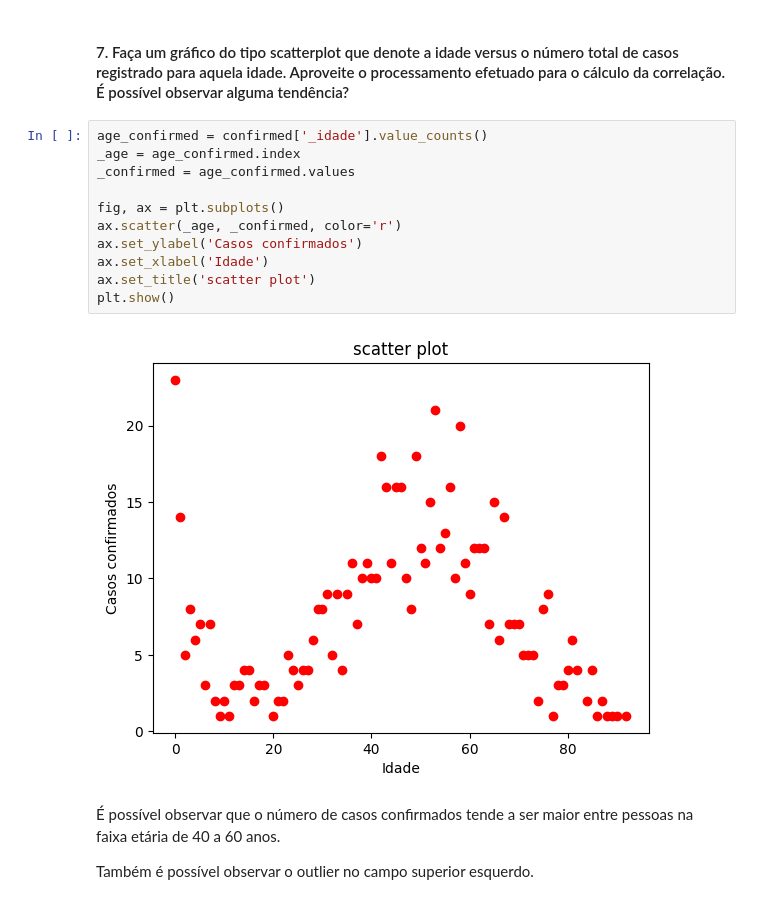
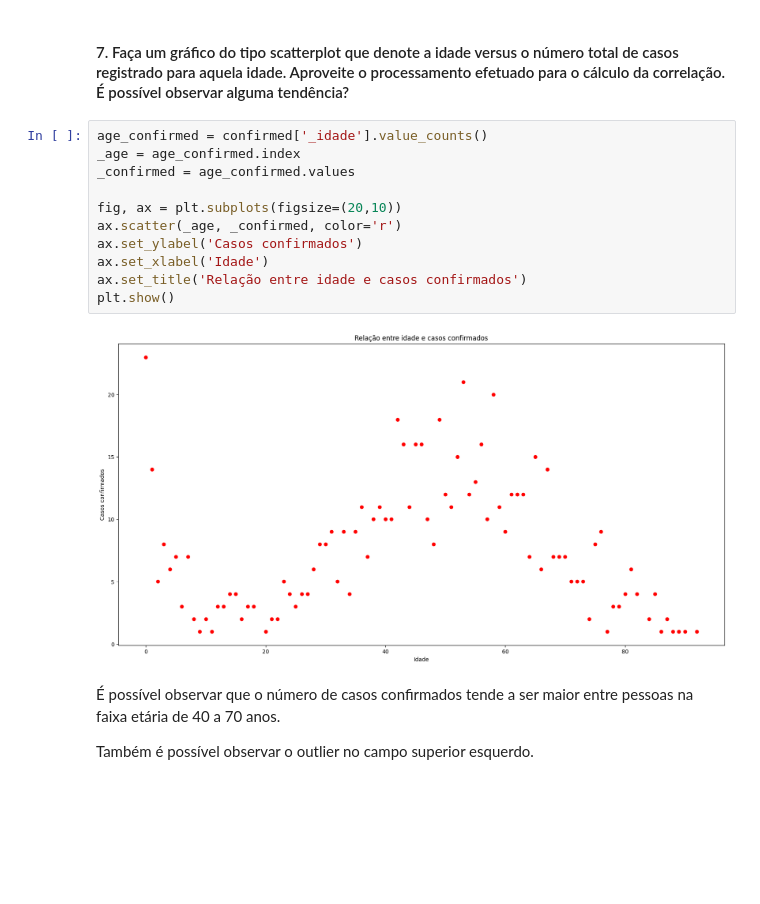
Before and after one commit to cetdo/redesneurais1, a Jupyter notebook: Analise.ipynb, the cells around one changed output. Saved outputs shown, nothing was run; the diff lists cells and outputs as text; blank space fills up the shorter version.

Commit message:
fix scatterplot graph name

```diff
--- a/Analise.ipynb
+++ b/Analise.ipynb
@@ -337,17 +337,17 @@ Text(0, 0.5, 'Número de casos')
 # %%
 age_confirmed = confirmed['_idade'].value_counts()
 _age = age_confirmed.index
 _confirmed = age_confirmed.values
 
-fig, ax = plt.subplots()
+fig, ax = plt.subplots(figsize=(20,10))
 ax.scatter(_age, _confirmed, color='r')
 ax.set_ylabel('Casos confirmados')
 ax.set_xlabel('Idade')
-ax.set_title('scatter plot')
+ax.set_title('Relação entre idade e casos confirmados')
 plt.show()
 # %% [output]
-[figure, old version]
+[figure, new version]
 # %% [markdown]
-É possível observar que o número de casos confirmados tende a ser maior entre pessoas na faixa etária de 40 a 60 anos.
+É possível observar que o número de casos confirmados tende a ser maior entre pessoas na faixa etária de 40 a 70 anos.
 
 Também é possível observar o outlier no campo superior esquerdo.
```
Also changed, not shown: parts of 1 cell of this notebook.
